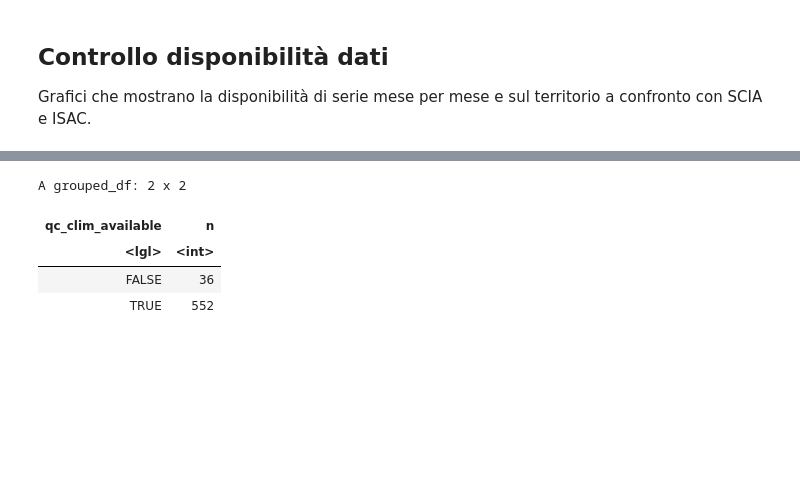
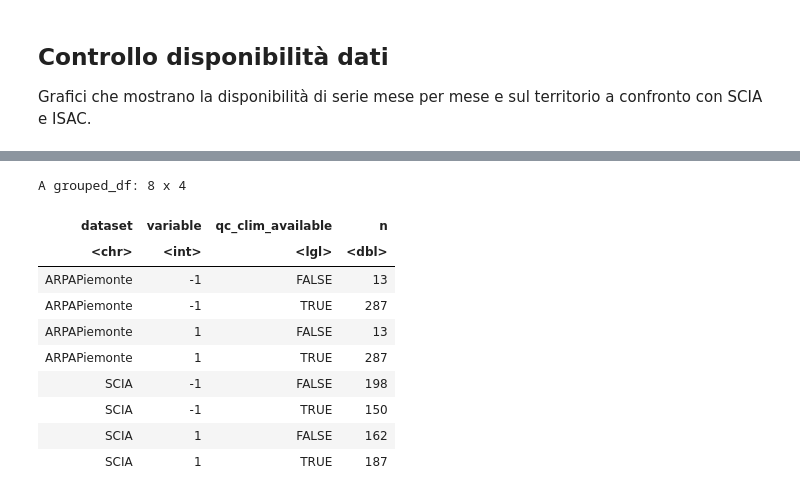
Before and after one commit to dnstudent/TesiMag, a Jupyter notebook: notebooks/integrazioni_regionali/piemonte/data_load.ipynb, the cells around one changed output, grey strips where cells are left out. Cells and saved outputs as stored; diff of their text form; code cells hidden in the pictures; blank space fills up the shorter version.

```diff
--- a/notebooks/integrazioni_regionali/piemonte/data_load.ipynb
+++ b/notebooks/integrazioni_regionali/piemonte/data_load.ipynb
@@ -109,11 +105,21 @@ p
-# %%
-climats |> filter(dataset == !!dataset) |> group_by(qc_clim_available) |> count()
-# %% [output]
-A grouped_df: 2 x 2
-| qc_clim_available | n |
-| <lgl> | <int> |
-| FALSE | 36 |
-| TRUE | 552 |
+# %%
+climats |>
+    group_by(dataset, variable, qc_clim_available) |>
+    count() |>
+    collect() |>
+    arrange(dataset, variable, qc_clim_available)
+# %% [output]
+A grouped_df: 8 x 4
+| dataset | variable | qc_clim_available | n |
+| <chr> | <int> | <lgl> | <dbl> |
+| ARPAPiemonte | -1 | FALSE | 13 |
+| ARPAPiemonte | -1 | TRUE | 287 |
+| ARPAPiemonte | 1 | FALSE | 13 |
+| ARPAPiemonte | 1 | TRUE | 287 |
+| SCIA | -1 | FALSE | 198 |
+| SCIA | -1 | TRUE | 150 |
+| SCIA | 1 | FALSE | 162 |
+| SCIA | 1 | TRUE | 187 |
 # %%
 rm(stations, state_data, ymonthly_avail, climats, p)
 gc()
```
Also changed, not shown: parts of 5 cells of this notebook, 2 other files.
